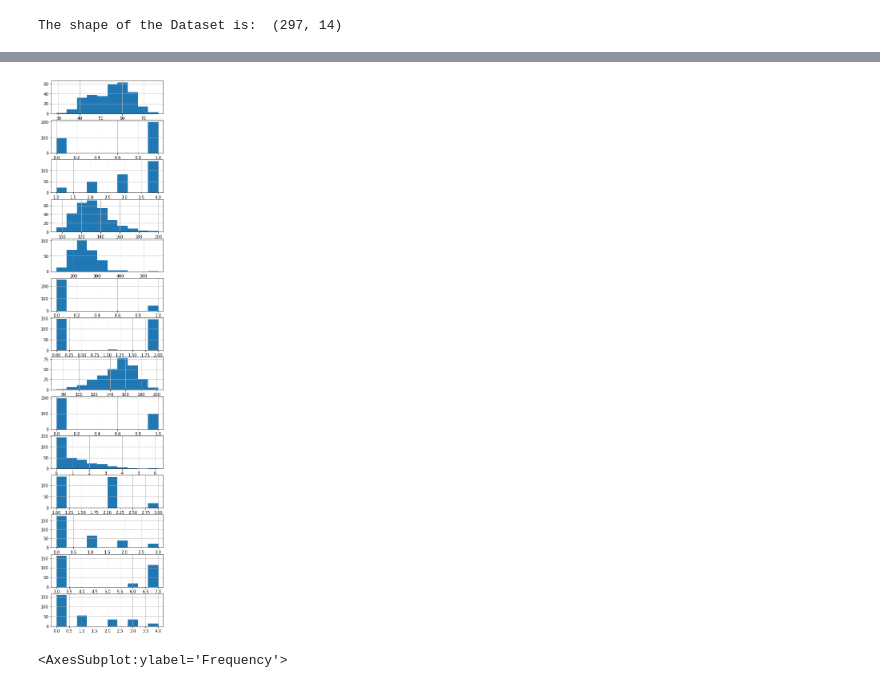
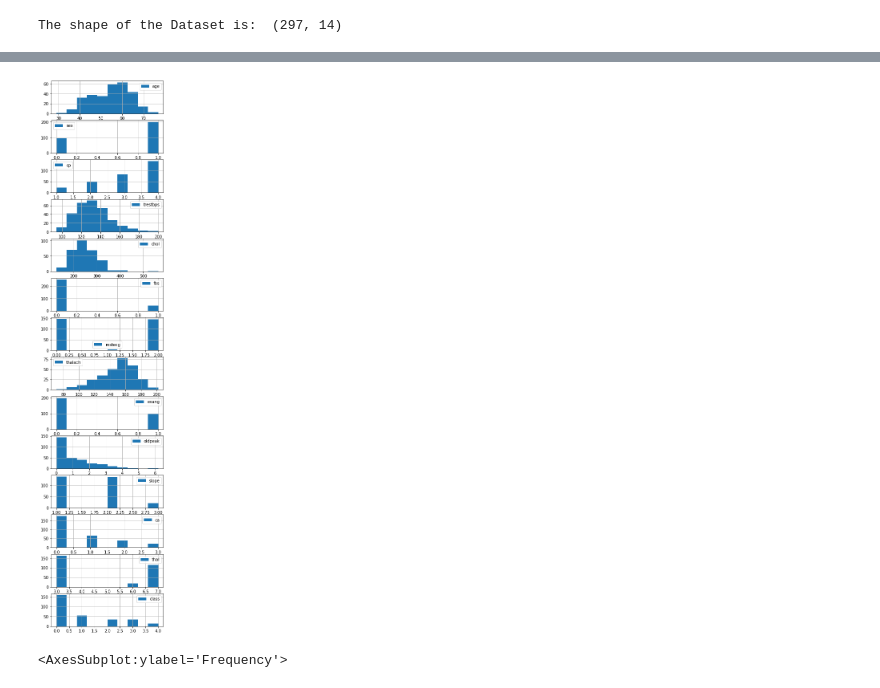
Before and after one commit to Liomat97/Machine-Learning, a Jupyter notebook: Test.ipynb, the cells around one changed output, grey strips where cells are left out. Drawn from its saved outputs; the diff is of its cells as text; code cells hidden in the pictures.

```diff
--- a/Test.ipynb
+++ b/Test.ipynb
@@ -86,9 +86,9 @@ corr_matrix.style.background_gradient(cmap='YlOrRd')
 # %%
 fig, axs = plt.subplots(len(HD.columns), figsize=(5, 25))
 for n, col in enumerate(HD.columns):
-    HD[col].hist(ax=axs[n])
+    HD[col].hist(ax=axs[n], legend=True)
 # %% [output]
-[figure, old version]
+[figure, new version]
 # %%
 HD['age'].plot(kind='hist', legend='age')
 # %% [output]
```
Also changed, not shown: parts of 16 cells of this notebook.
